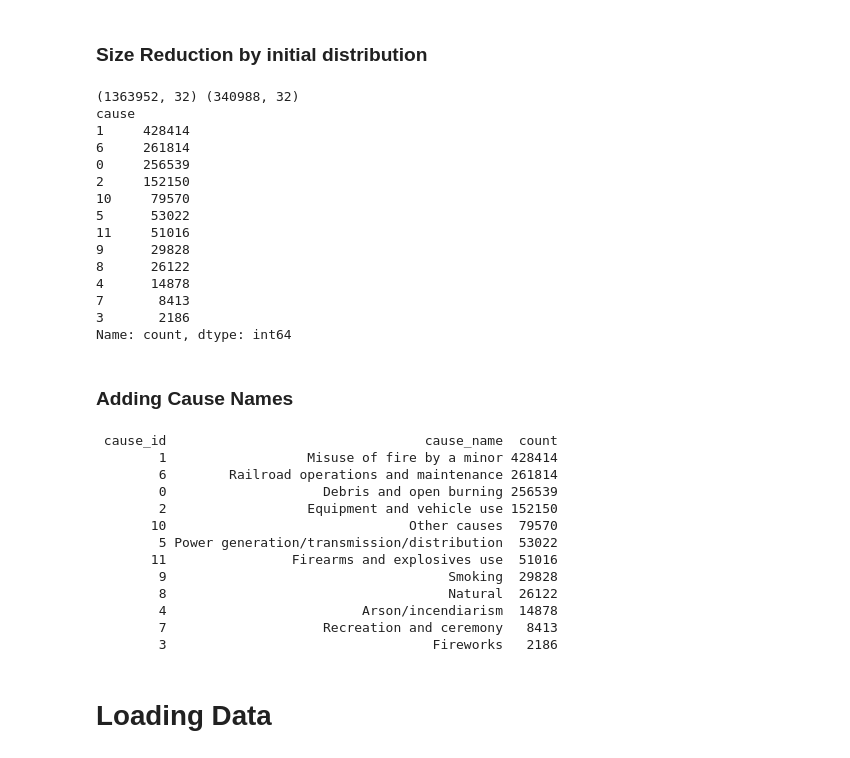
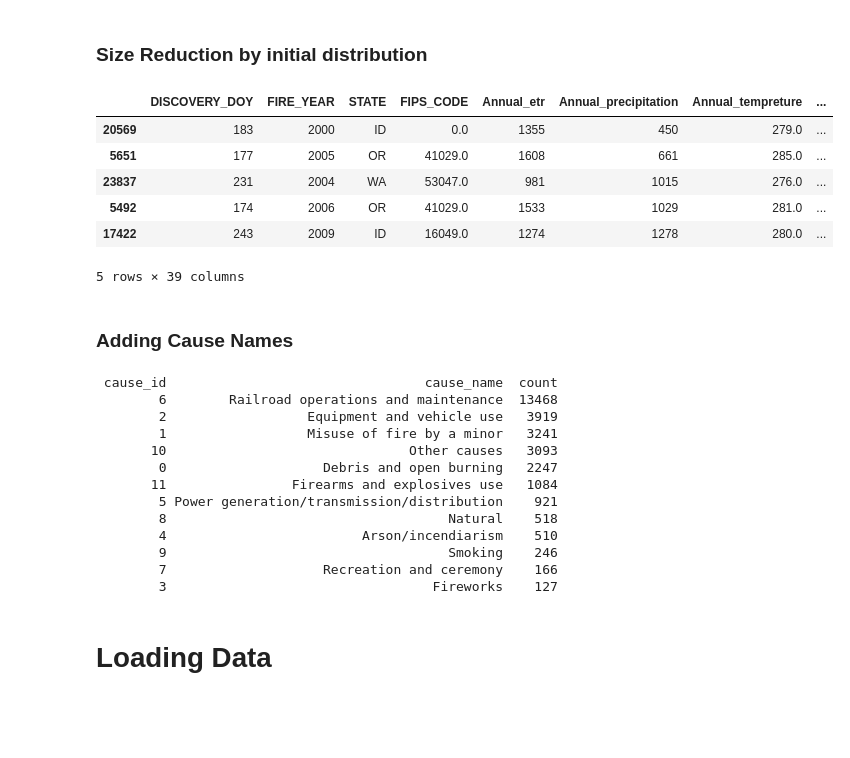
Before and after one commit to ilu24/eaee4000, a Jupyter notebook: 3_neural_network.ipynb, the cells around one changed output. Saved outputs shown, nothing was run; the diff lists cells and outputs as text; code cells hidden in the pictures; blank space fills up the shorter version.

```diff
--- a/3_neural_network.ipynb
+++ b/3_neural_network.ipynb
@@ -16,0 +17,5 @@ df = df.drop('Unnamed: 0', axis = 'columns') #drops the items where columns are
+# %%
+# Importing their table
+df = pd.read_csv("/Users/alexanderfeil/Desktop/studies/2 Master/2 Fall Term/machine learning/project/the paper/FPA_FOD_west_cleaned.csv", low_memory = False)
+df = df[~df['NWCG_GENERAL_CAUSE'].str.contains('Missing data/not specified/undetermined', na=False)]
+# df["NWCG_GENERAL_CAUSE"].value_counts()
@@ -22,13 +34,13 @@ unknown_mask = df['NWCG_GENERAL_CAUSE'] == "Missing data/not specified/undetermi
 df_known = df[~unknown_mask].copy()
 df_unknown = df[unknown_mask].copy()
 # %%
-#turn NDVI into separate columns
+# #turn NDVI into separate columns
 
-ndvi_split = df_known['NDVI_mean'].str.split(' ', expand=True)
-ndvi_split.columns = [f"NDVI{k+1}" for k in range(ndvi_split.shape[1])]
-df2 = pd.concat([df_known, ndvi_split], axis=1)
-ndvi_cols = [f"NDVI{k+1}" for k in range(12)]
-for col in ndvi_cols:
-    df2[col] = df2[col].str.strip("'\"")  # Remove single or double quotes
-    df2[col] = pd.to_numeric(df2[col], errors='coerce')  # Convert to float, coercing errors
-df2.head()
+# ndvi_split = df_known['NDVI_mean'].str.split(' ', expand=True)
+# ndvi_split.columns = [f"NDVI{k+1}" for k in range(ndvi_split.shape[1])]
+# df2 = pd.concat([df_known, ndvi_split], axis=1)
+# ndvi_cols = [f"NDVI{k+1}" for k in range(12)]
+# for col in ndvi_cols:
+#     df2[col] = df2[col].str.strip("'\"")  # Remove single or double quotes
+#     df2[col] = pd.to_numeric(df2[col], errors='coerce')  # Convert to float, coercing errors
+# df2.head()
@@ -43,6 +47,6 @@ df2.head()
 # %%
-X = df2.drop(columns=['NWCG_GENERAL_CAUSE', 'NDVI_mean'])
-y = df2['NWCG_GENERAL_CAUSE']
+X = df_known.drop(columns=['NWCG_GENERAL_CAUSE'])
+y = df_known['NWCG_GENERAL_CAUSE']
 # %%
 X = X.fillna(X.median(numeric_only=True)) #replace NANs
 
@@ -149,44 +151,38 @@ Name: count, dtype: int64
 # %%
 from sklearn.model_selection import train_test_split
 
 # Combine X and y
 df3 = X.copy()
 df3['cause'] = y_encoded
 
 # Calculate per-class limits (as you did before)
 limits = (df3['cause'].value_counts() / 10).round(0)
 
 # Sample per-class, capped at the class-specific limit
 df3 = (
     df3.groupby('cause', group_keys=False)
        .apply(lambda x: x.sample(n=int(min(len(x), limits.loc[x.name])), random_state=42))
        .reset_index(drop=True)
 )
 
 # Split back into X and y
 X = df3.drop(columns=['cause'])
 y = df3['cause']
 
 # Usual train-test split, stratified
 X_train_df, X_test_df, y_train_df, y_test_df = train_test_split(
     X, y, test_size=0.2, random_state=42, stratify=y
 )
+
+X_train_df.head()
 # %% [output]
+|  | DISCOVERY_DOY | FIRE_YEAR | STATE | FIPS_CODE | Annual_etr | Annual_precipitation | Annual_tempreture | ... |
+| 20569 | 183 | 2000 | ID | 0.0 | 1355 | 450 | 279.0 | ... |
+| 5651 | 177 | 2005 | OR | 41029.0 | 1608 | 661 | 285.0 | ... |
+| 23837 | 231 | 2004 | WA | 53047.0 | 981 | 1015 | 276.0 | ... |
+| 5492 | 174 | 2006 | OR | 41029.0 | 1533 | 1029 | 281.0 | ... |
+| 17422 | 243 | 2009 | ID | 16049.0 | 1274 | 1278 | 280.0 | ... |
-(1363952, 32) (340988, 32)
-cause
-1     428414
-6     261814
-0     256539
-2     152150
-10     79570
-5      53022
-11     51016
-9      29828
-8      26122
-4      14878
-7       8413
-3       2186
-Name: count, dtype: int64
+5 rows × 39 columns
 # %% [markdown]
 ### Adding Cause Names
 # %%
@@ -209,24 +205,27 @@ cause_names = [
 counts = y_train_df.value_counts().reset_index()
 counts.columns = ['cause_id', 'count']
 
+
 # Map encoded ID to name
 counts['cause_name'] = counts['cause_id'].map(lambda i: cause_names[i])
 
+
+
 print(counts[['cause_id', 'cause_name', 'count']].to_string(index=False))
 # %% [output]
  cause_id                                 cause_name  count
-        1                  Misuse of fire by a minor 428414
-        6        Railroad operations and maintenance 261814
-        0                    Debris and open burning 256539
-        2                  Equipment and vehicle use 152150
-       10                               Other causes  79570
-        5 Power generation/transmission/distribution  53022
-       11                Firearms and explosives use  51016
-        9                                    Smoking  29828
-        8                                    Natural  26122
-        4                         Arson/incendiarism  14878
-        7                    Recreation and ceremony   8413
-        3                                  Fireworks   2186
+        6        Railroad operations and maintenance  13468
+        2                  Equipment and vehicle use   3919
+        1                  Misuse of fire by a minor   3241
+       10                               Other causes   3093
+        0                    Debris and open burning   2247
+       11                Firearms and explosives use   1084
+        5 Power generation/transmission/distribution    921
+        8                                    Natural    518
+        4                         Arson/incendiarism    510
+        9                                    Smoking    246
+        7                    Recreation and ceremony    166
+        3                                  Fireworks    127
 # %% [markdown]
 # Loading Data
 # %%
```
Also changed, not shown: parts of 22 cells of this notebook.
